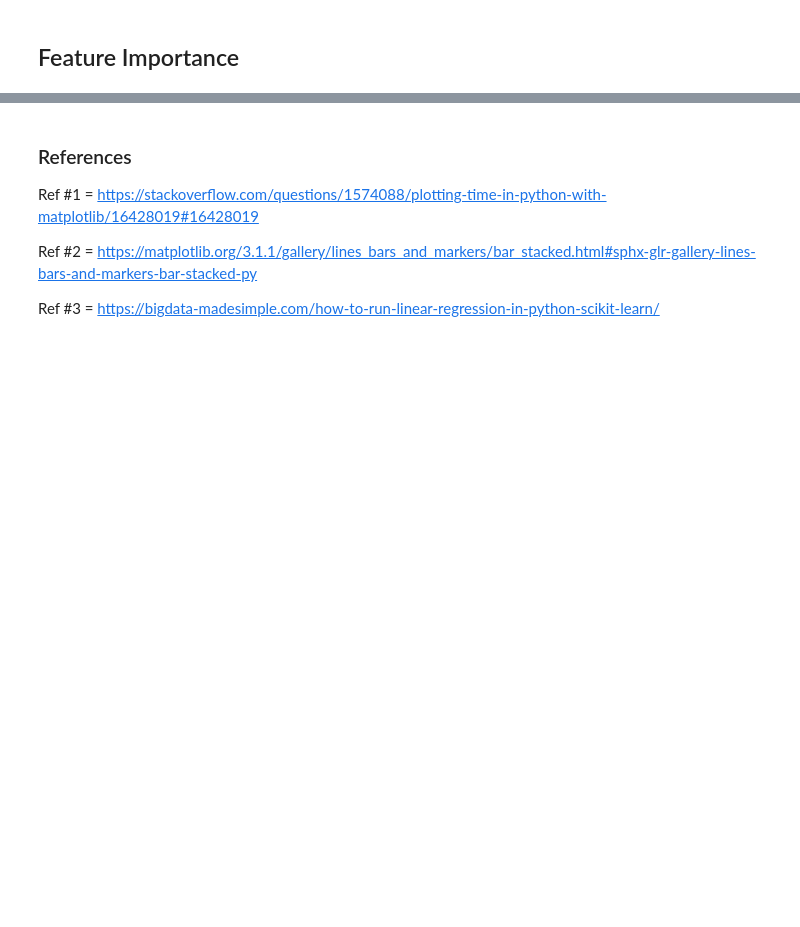
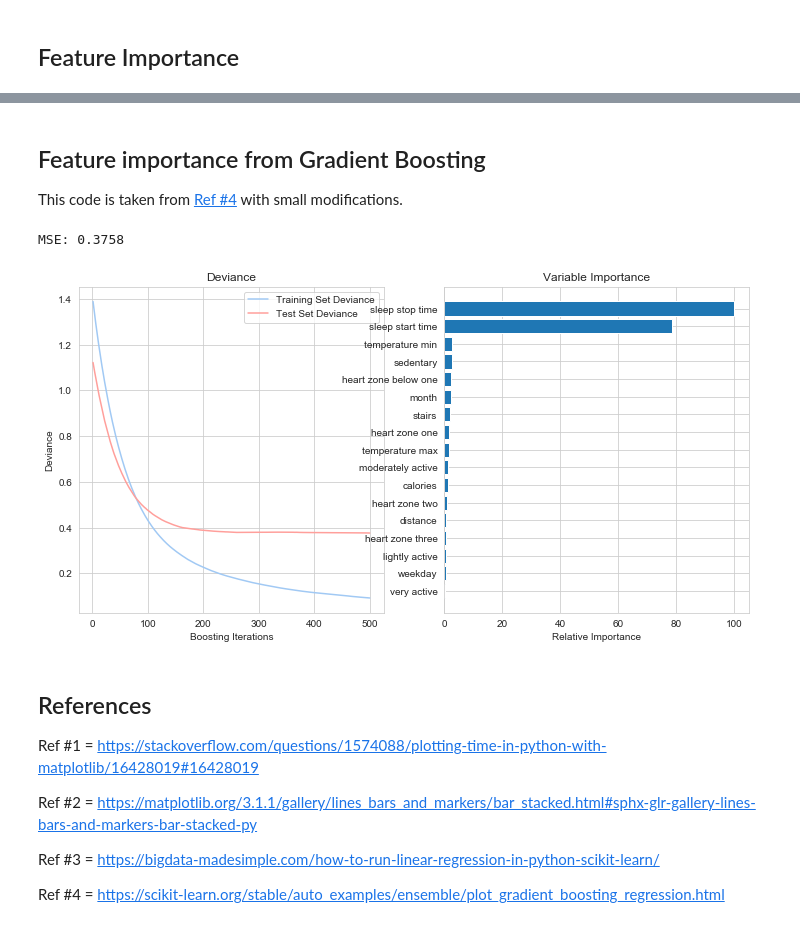
Before and after one commit to Amita22/Machine-Learning-Fitbit-Sleep, a Jupyter notebook: analysis.ipynb, the cells around one changed output, grey strips where cells are left out. Cells and saved outputs as stored; diff of their text form; code cells hidden in the pictures; blank space fills up the shorter version.

```diff
--- a/analysis.ipynb
+++ b/analysis.ipynb
@@ -618,7 +612,64 @@ sns.barplot(x="F score", y="Feature", data=ff, color="b")
+# %% [markdown]
+## Feature importance from Gradient Boosting
+This code is taken from [Ref #4](#References) with small modifications.
+# %%
+from sklearn import ensemble
+from sklearn import datasets
+from sklearn.utils import shuffle
+from sklearn.metrics import mean_squared_error
+
+# #############################################################################
+# Fit regression model
+params = {'n_estimators': 500, 'max_depth': 4, 'min_samples_split': 2,
+          'learning_rate': 0.01, 'loss': 'ls'}
+clf = ensemble.GradientBoostingRegressor(**params)
+
+clf.fit(X_train, Y_train)
+mse = mean_squared_error(Y_test, clf.predict(X_test))
+print("MSE: %.4f" % mse)
+
+# #############################################################################
+# Plot training deviance
+
+# compute test set deviance
+test_score = np.zeros((params['n_estimators'],), dtype=np.float64)
+
+for i, Y_pred in enumerate(clf.staged_predict(X_test)):
+    test_score[i] = clf.loss_(Y_test, Y_pred)
+
+plt.figure(figsize=(12, 6))
+plt.subplot(1, 2, 1)
+plt.title('Deviance')
+plt.plot(np.arange(params['n_estimators']) + 1, clf.train_score_, 'b-',
+         label='Training Set Deviance')
+plt.plot(np.arange(params['n_estimators']) + 1, test_score, 'r-',
+         label='Test Set Deviance')
+plt.legend(loc='upper right')
+plt.xlabel('Boosting Iterations')
+plt.ylabel('Deviance')
+
+# #############################################################################
+# Plot feature importance
+feature_importance = clf.feature_importances_
+# make importances relative to max importance
+feature_importance = 100.0 * (feature_importance / feature_importance.max())
+sorted_idx = np.argsort(feature_importance)
+pos = np.arange(sorted_idx.shape[0]) + .5
+plt.subplot(1, 2, 2)
+plt.barh(pos, feature_importance[sorted_idx], align='center')
+plt.yticks(pos, X.columns[sorted_idx])
+plt.xlabel('Relative Importance')
+plt.title('Variable Importance')
+plt.show()
+# %% [output]
+MSE: 0.3758
+[figure, added]
 # %% [markdown]
-### References
+## References
 Ref #1 = https://stackoverflow.com/questions/1574088/plotting-time-in-python-with-matplotlib/16428019#16428019
 
 Ref #2 = https://matplotlib.org/3.1.1/gallery/lines_bars_and_markers/bar_stacked.html#sphx-glr-gallery-lines-bars-and-markers-bar-stacked-py
 
 Ref #3 = https://bigdata-madesimple.com/how-to-run-linear-regression-in-python-scikit-learn/
+
+Ref #4 = https://scikit-learn.org/stable/auto_examples/ensemble/plot_gradient_boosting_regression.html
```
Also changed, not shown: parts of 3 cells of this notebook, 1 other file.
